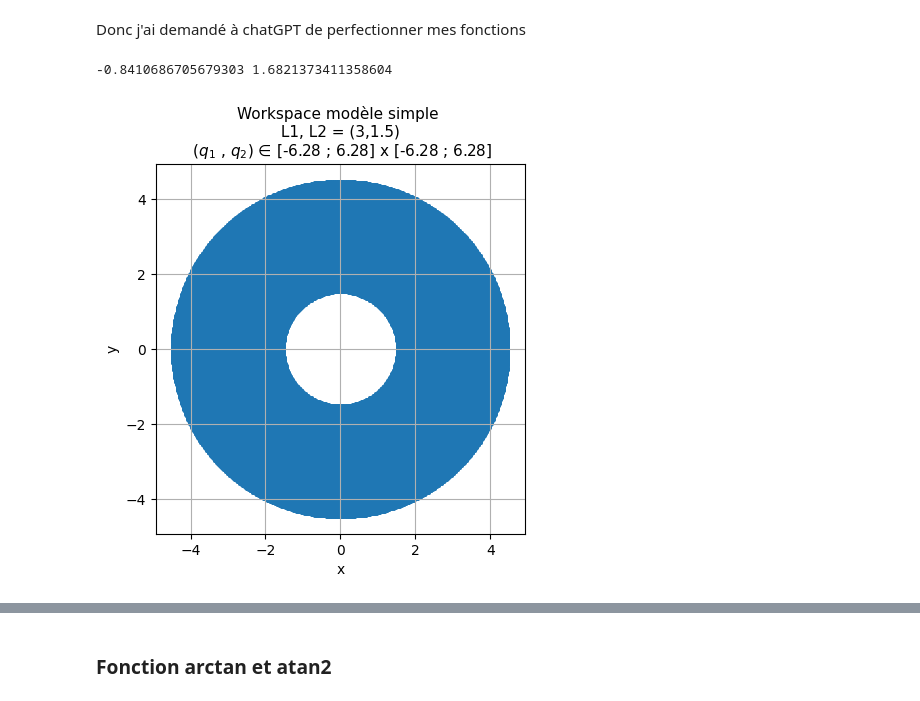
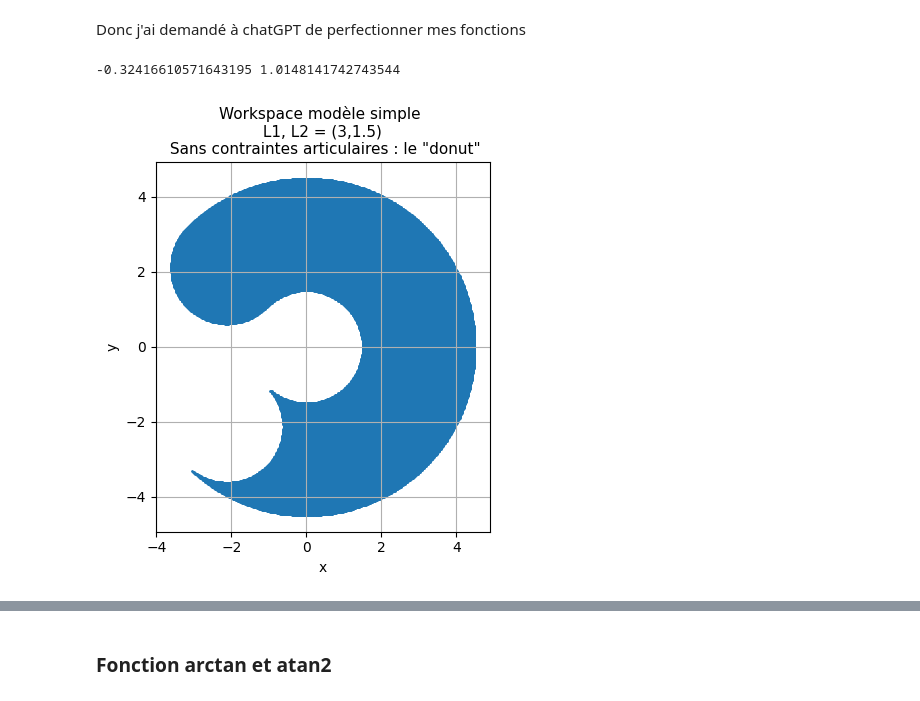
Before and after one commit to erwan-maugeri/Robot-Puma, a Jupyter notebook: cr_stage.ipynb, the cells around one changed output, grey strips where cells are left out. Drawn from its saved outputs; the diff is of its cells as text; code cells hidden in the pictures.

```diff
--- a/cr_stage.ipynb
+++ b/cr_stage.ipynb
@@ -247,8 +247,8 @@ L1 = 3
 L2 = 1.5
 
 # Limites articulaires
-I_q1 = (-2*np.pi, 2*np.pi)
-I_q2 = (-2*np.pi, 2*np.pi)
+I_q1 = (-3/4*np.pi, 3/4*np.pi)
+I_q2 = (-np.pi, np.pi)
 # %%
 # modèles de géométrie inverse
 def q1(x,y) :
@@ -342,30 +342,30 @@ if q(x,y) == True :
     print(q1(x,y),q2(x,y))
 else : print("pas de solution")
 # %% [output]
--0.8410686705679303 1.6821373411358604
+-0.32416610571643195 1.0148141742743544
 # %%
 # dessiner le workspace
 
 N = 500
 x = np.linspace(-(L1 + L2), L1 + L2, N)
 y = np.linspace(-(L1 + L2), L1 + L2, N)
 X, Y = np.meshgrid(x, y)
 
 mask = q(X, Y)
 
 fig, ax = plt.subplots()
 ax.scatter(X[mask], Y[mask], s=1)
 
 ax.set_aspect('equal')
 plt.grid(True)
 
-ax.set_title(f'Workspace modèle simple \n L1, L2 = ({L1},{L2}) \n ($q_1$ , $q_2$) ∈ [{I_q1[0]:.2f} ; {I_q1[1]:.2f}] x [{I_q2[0]:.2f} ; {I_q2[1]:.2f}]' , size='11')
+ax.set_title(f'Workspace modèle simple \n L1, L2 = ({L1},{L2}) \n Sans contraintes articulaires : le "donut"' , size='11')
 ax.set_xlabel('x')
 ax.set_ylabel('y')
 
 plt.show()
 # %% [output]
-[figure, old version]
+[figure, new version]
 # %% [markdown]
 \* Note pour la config $L_1, L_2$ = (3,3) et ($q_1$ , $q_2$) ∈ [-2.36 ; 2.36] x [-3.14 ; 3.14] : <br>
 Il manque quand même le contour lorsque $q_1 = - \pi$ et qu'on fait tourner $L_2$ autour de son pivot. Ci-dessous ce à quoi ça devrait ressembler. Mais bon ... c'est déjà une très bonne approximation.
```
Also changed, not shown: parts of 14 cells of this notebook, 3 other files.
